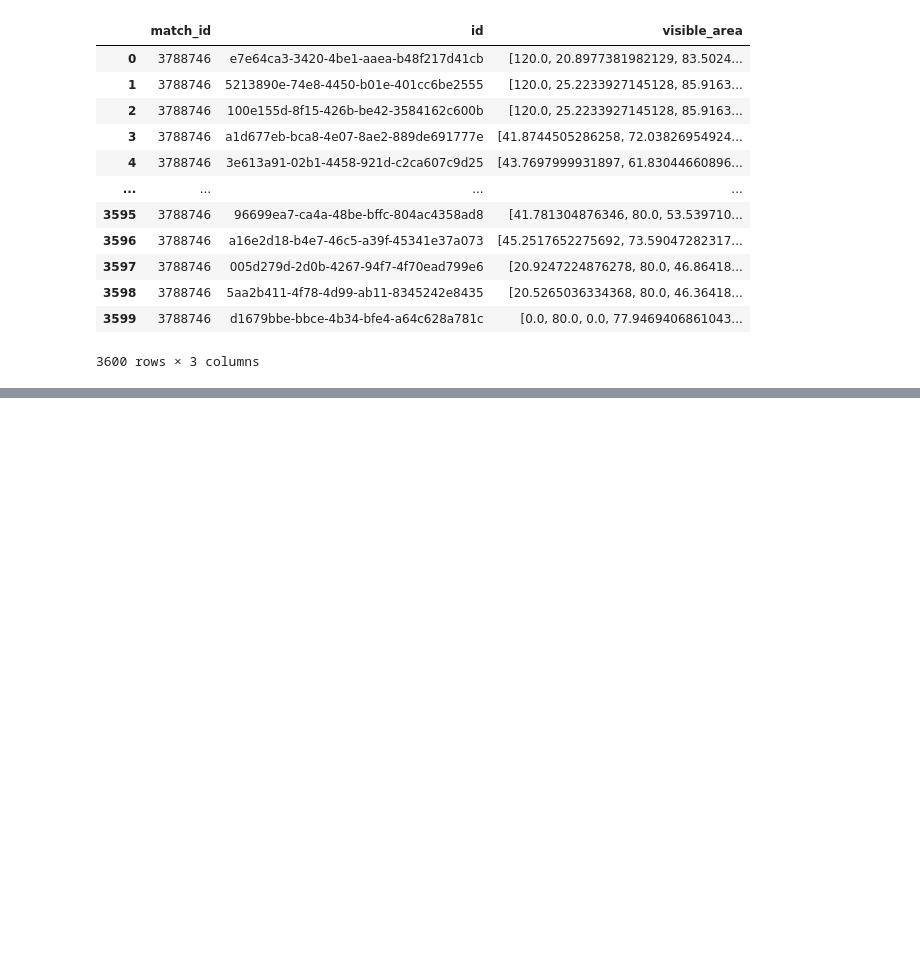
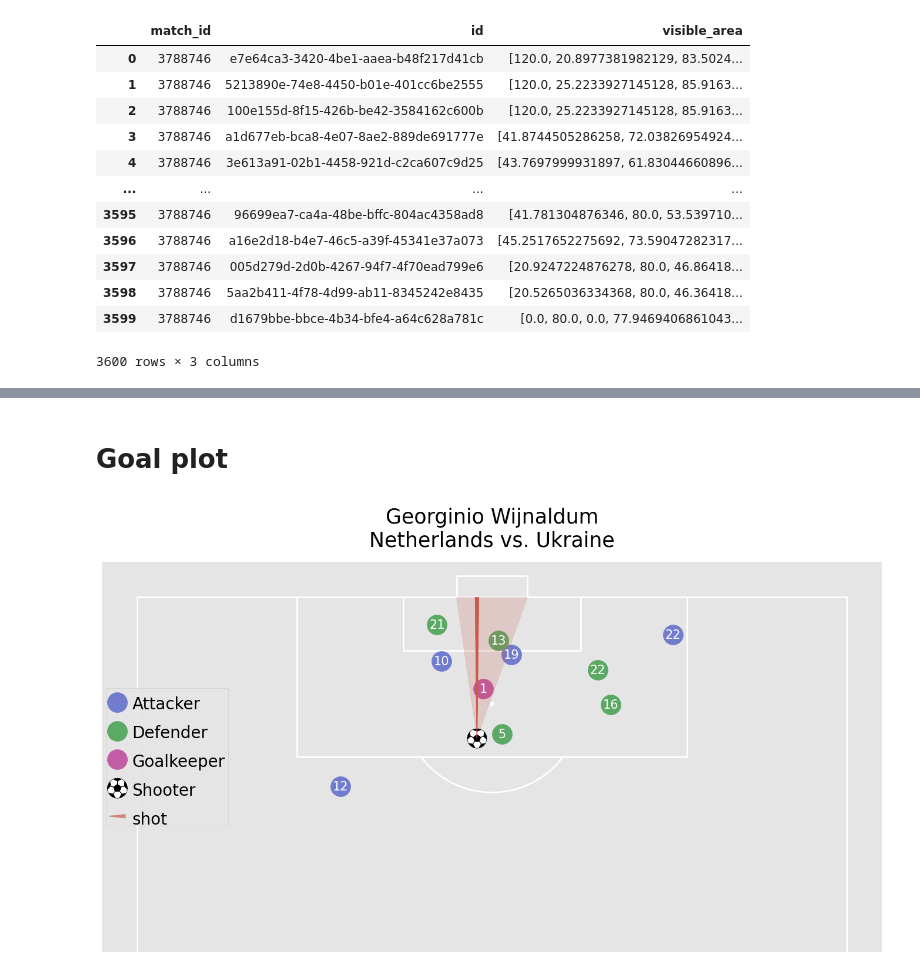
Before and after one commit to Football-Analytics-UCU/Bayern-Munich, a Jupyter notebook: research/ob_mplsoccer_statsbomb_euro.ipynb, the cells around one changed output, grey strips where cells are left out. Cells and saved outputs as stored; diff of their text form; code cells hidden in the pictures; blank space fills up the shorter version.

Commit message:
mplsoccer statsbomb df extraction (NL-UKR 2020) + goal plot

```diff
--- a/research/ob_mplsoccer_statsbomb_euro.ipynb
+++ b/research/ob_mplsoccer_statsbomb_euro.ipynb
@@ -219,0 +288,2 @@ df_visible
+# %% [markdown]
+# Goal plot
@@ -219,0 +296,74 @@ df_visible
+# %%
+SHOT_ID = '3fa18312-38f2-41d9-b94d-5133d515dc14'
+df_freeze_frame = df_freeze[df_freeze.id == SHOT_ID].copy()
+df_shot_event = df_event[df_event.id == SHOT_ID].dropna(axis=1, how='all').copy()
+
+# add the jersey number
+df_freeze_frame = df_freeze_frame.merge(df_lineup, how='left', on='player_id')
+# %%
+# strings for team names
+team1 = df_shot_event.team_name.iloc[0]
+team2 = list(set(df_event.team_name.unique()) - {team1})[0]
+
+# subset the team shooting, and the opposition (goalkeeper/ other)
+df_team1 = df_freeze_frame[df_freeze_frame.team_name == team1]
+df_team2_goal = df_freeze_frame[(df_freeze_frame.team_name == team2) &
+                                (df_freeze_frame.position_name == 'Goalkeeper')]
+df_team2_other = df_freeze_frame[(df_freeze_frame.team_name == team2) &
+                                 (df_freeze_frame.position_name != 'Goalkeeper')]
+# %%
+# Setup the pitch
+pitch = VerticalPitch(half=True, goal_type='box', pad_bottom=-20)
+
+# We will use mplsoccer's grid function to plot a pitch with a title axis.
+fig, axs = pitch.grid(figheight=8, endnote_height=0,  # no endnote
+                      title_height=0.1, title_space=0.02,
+                      # Turn off the endnote/title axis. I usually do this after
+                      # I am happy with the chart layout and text placement
+                      axis=False,
+                      grid_height=0.83)
+
+# Plot the players
+sc1 = pitch.scatter(df_team1.x, df_team1.y, s=600, c='#727cce', label='Attacker', ax=axs['pitch'])
+sc2 = pitch.scatter(df_team2_other.x, df_team2_other.y, s=600,
+                    c='#5ba965', label='Defender', ax=axs['pitch'])
+sc4 = pitch.scatter(df_team2_goal.x, df_team2_goal.y, s=600,
+                    ax=axs['pitch'], c='#c15ca5', label='Goalkeeper')
+
+# plot the shot
+sc3 = pitch.scatter(df_shot_event.x, df_shot_event.y, marker='football',
+                    s=600, ax=axs['pitch'], label='Shooter', zorder=1.2)
+line = pitch.lines(df_shot_event.x, df_shot_event.y,
+                   df_shot_event.end_x, df_shot_event.end_y, comet=True,
+                   label='shot', color='#cb5a4c', ax=axs['pitch'])
+
+# plot the angle to the goal
+pitch.goal_angle(df_shot_event.x, df_shot_event.y, ax=axs['pitch'], alpha=0.2, zorder=1.1,
+                 color='#cb5a4c', goal='right')
+
+# fontmanager for google font (robotto)
+#robotto_regular = FontManager()
+
+# plot the jersey numbers
+for i, label in enumerate(df_freeze_frame.jersey_number):
+    pitch.annotate(label, (df_freeze_frame.x[i], df_freeze_frame.y[i]),
+                   va='center', ha='center', color='white',
+                   #fontproperties=robotto_regular.prop,
+                   fontsize=15, ax=axs['pitch'])
+
+# add a legend and title
+legend = axs['pitch'].legend(loc='center left', labelspacing=1.5)
+for text in legend.get_texts():
+    #text.set_fontproperties(robotto_regular.prop)
+    text.set_fontsize(20)
+    text.set_va('center')
+
+# title
+axs['title'].text(0.5, 0.5, f'{df_shot_event.player_name.iloc[0]}\n{team1} vs. {team2}',
+                  va='center', ha='center', color='black',
+                  #fontproperties=robotto_regular.prop,
+                  fontsize=25)
+
+plt.show()  # If you are using a Jupyter notebook you do not need this line
+# %% [output]
+[figure, added]
```
Also changed, not shown: parts of 7 cells of this notebook.
